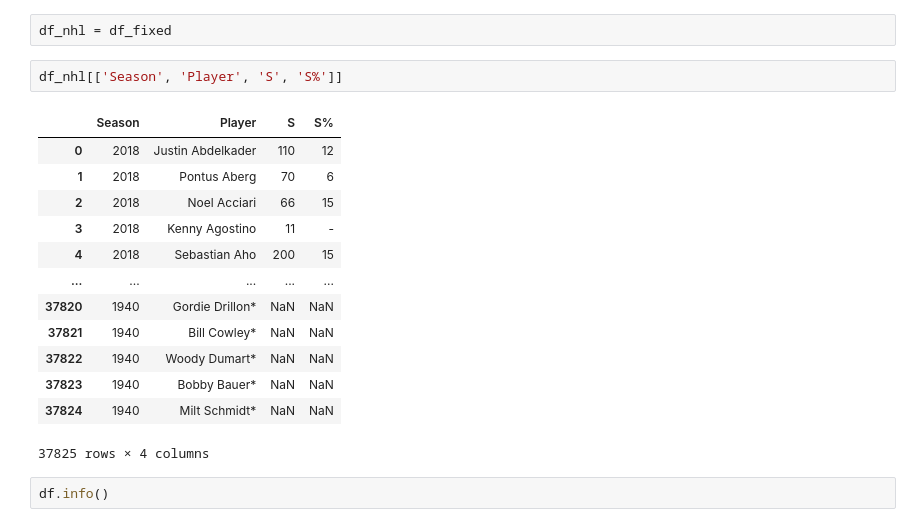
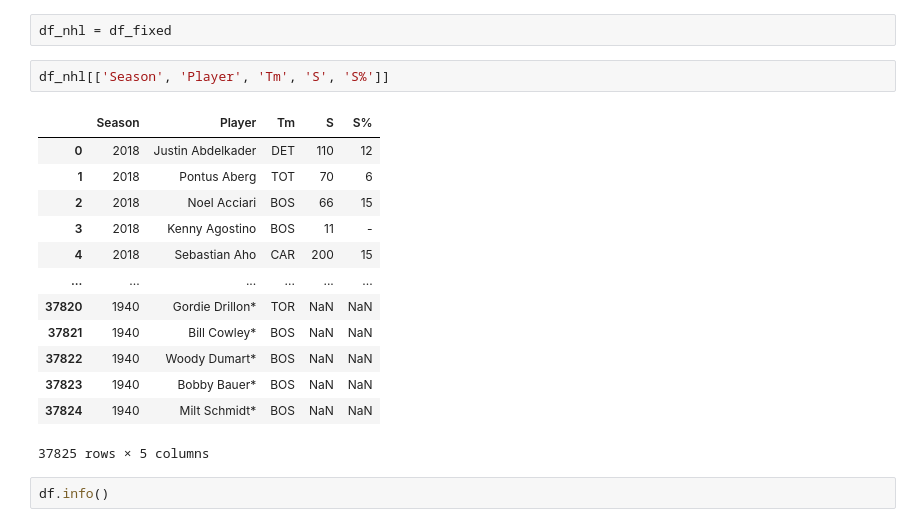
Before and after one commit to irvingcampbell/mod2project, a Jupyter notebook: NHL DF.ipynb, the cells around one changed output. Saved outputs shown, nothing was run; the diff lists cells and outputs as text.

```diff
--- a/NHL DF.ipynb
+++ b/NHL DF.ipynb
@@ -25,21 +25,21 @@ df_fixed = df.drop('Unnamed: 0', axis = 1)
 # %%
 df_nhl = df_fixed
 # %%
-df_nhl[['Season', 'Player', 'S', 'S%']]
+df_nhl[['Season', 'Player', 'Tm', 'S', 'S%']]
 # %% [output]
-|  | Season | Player | S | S% |
-| 0 | 2018 | Justin Abdelkader | 110 | 12 |
-| 1 | 2018 | Pontus Aberg | 70 | 6 |
-| 2 | 2018 | Noel Acciari | 66 | 15 |
-| 3 | 2018 | Kenny Agostino | 11 | - |
-| 4 | 2018 | Sebastian Aho | 200 | 15 |
-| ... | ... | ... | ... | ... |
-| 37820 | 1940 | Gordie Drillon* | NaN | NaN |
-| 37821 | 1940 | Bill Cowley* | NaN | NaN |
-| 37822 | 1940 | Woody Dumart* | NaN | NaN |
-| 37823 | 1940 | Bobby Bauer* | NaN | NaN |
-| 37824 | 1940 | Milt Schmidt* | NaN | NaN |
+|  | Season | Player | Tm | S | S% |
+| 0 | 2018 | Justin Abdelkader | DET | 110 | 12 |
+| 1 | 2018 | Pontus Aberg | TOT | 70 | 6 |
+| 2 | 2018 | Noel Acciari | BOS | 66 | 15 |
+| 3 | 2018 | Kenny Agostino | BOS | 11 | - |
+| 4 | 2018 | Sebastian Aho | CAR | 200 | 15 |
+| ... | ... | ... | ... | ... | ... |
+| 37820 | 1940 | Gordie Drillon* | TOR | NaN | NaN |
+| 37821 | 1940 | Bill Cowley* | BOS | NaN | NaN |
+| 37822 | 1940 | Woody Dumart* | BOS | NaN | NaN |
+| 37823 | 1940 | Bobby Bauer* | BOS | NaN | NaN |
+| 37824 | 1940 | Milt Schmidt* | BOS | NaN | NaN |
-37825 rows × 4 columns
+37825 rows × 5 columns
 # %%
 df.info()
 # %% [output]
```
Also changed, not shown: parts of 15 cells of this notebook.
